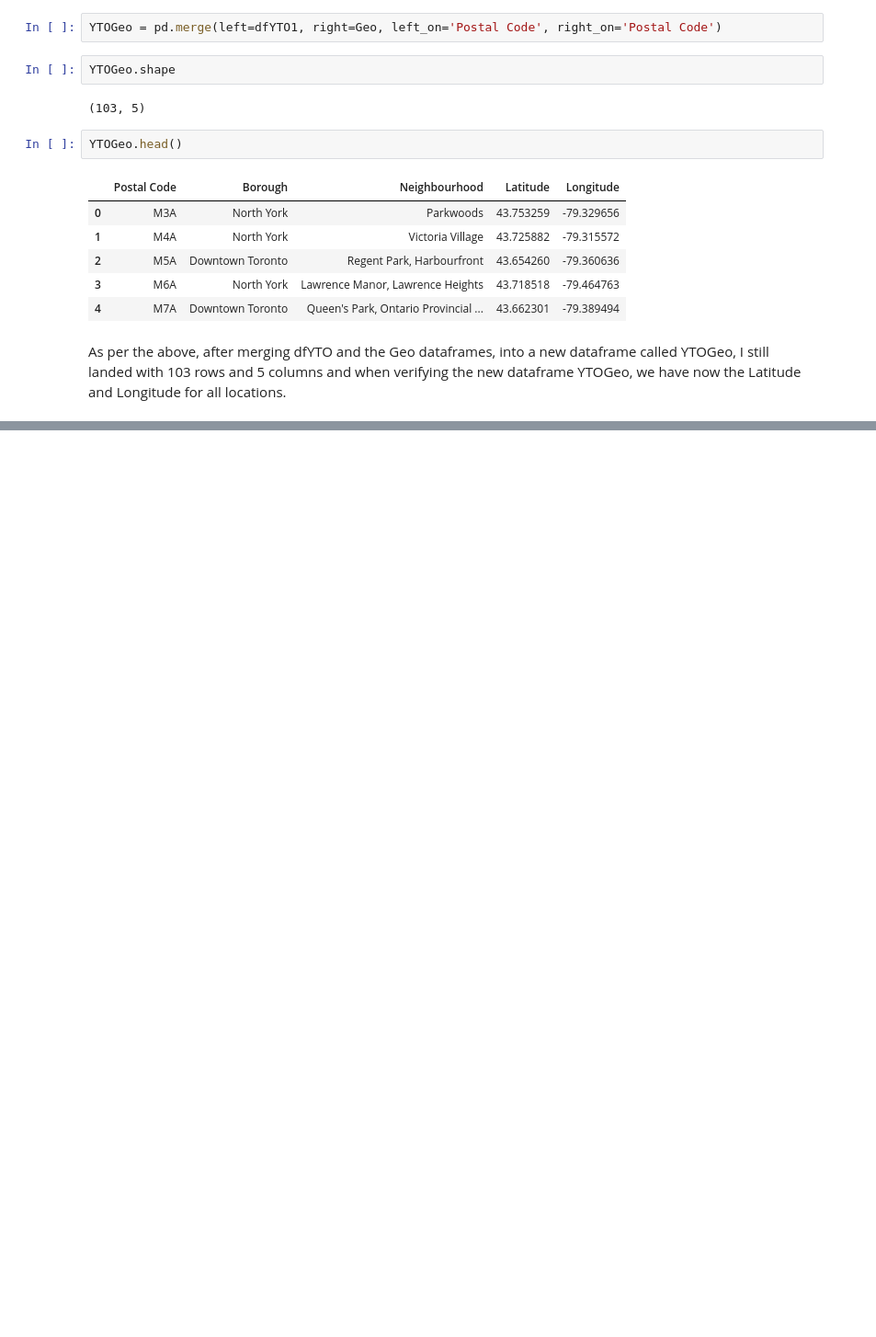
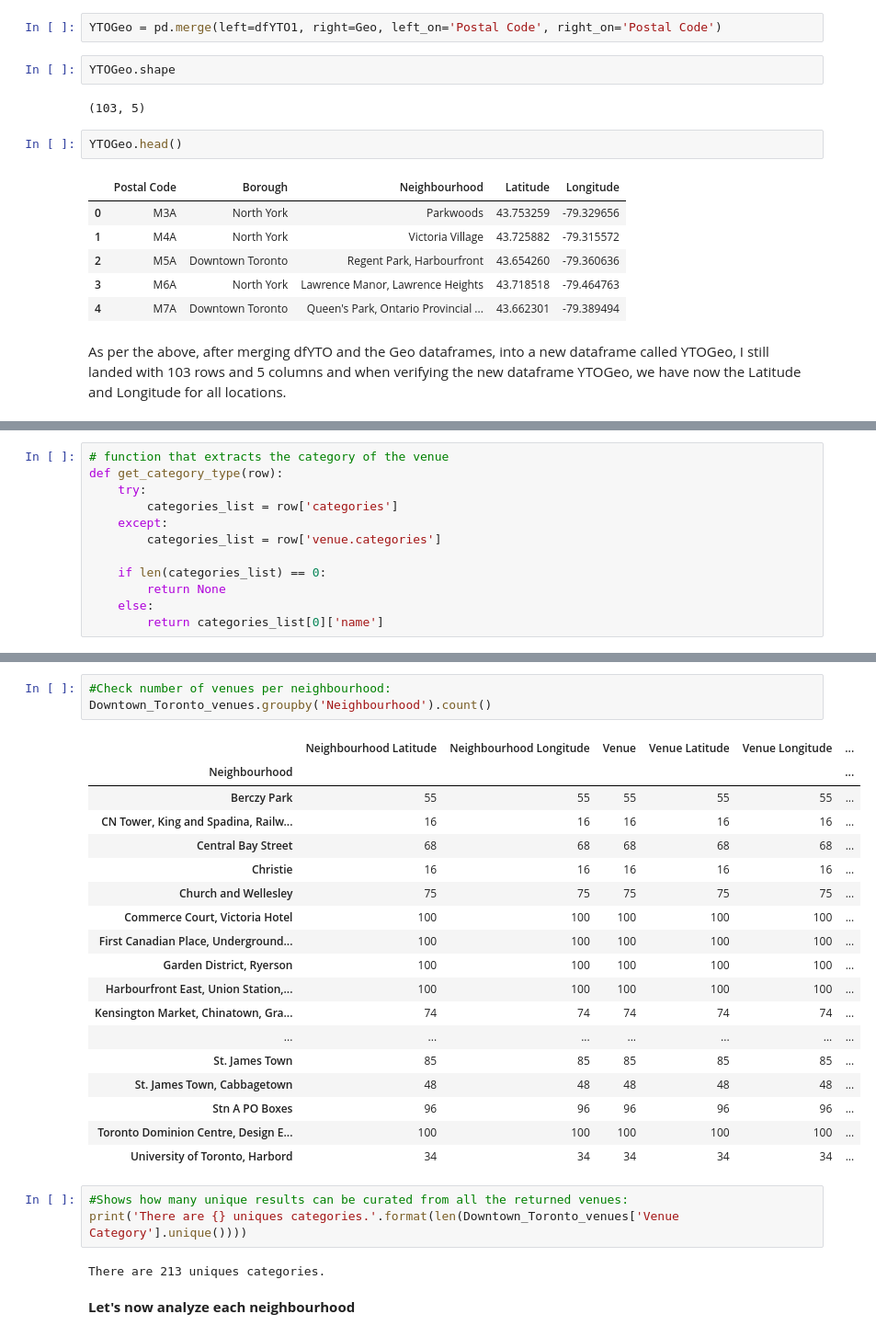
Before and after one commit to carolcosta1984/Coursera_Capstone, a Jupyter notebook: Final Capstone W2.ipynb, the cells around one changed output, grey strips where cells are left out. Shown at 92% size. Saved outputs shown, nothing was run; the diff lists cells and outputs as text; blank space fills up the shorter version.

```diff
--- a/Final Capstone W2.ipynb
+++ b/Final Capstone W2.ipynb
@@ -151,0 +330,12 @@ As per the above, after merging dfYTO and the Geo dataframes, into a new datafra
+# %%
+# function that extracts the category of the venue
+def get_category_type(row):
+    try:
+        categories_list = row['categories']
+    except:
+        categories_list = row['venue.categories']
+
+    if len(categories_list) == 0:
+        return None
+    else:
+        return categories_list[0]['name']
@@ -151,0 +517,29 @@ As per the above, after merging dfYTO and the Geo dataframes, into a new datafra
+# %%
+#Check number of venues per neighbourhood:
+Downtown_Toronto_venues.groupby('Neighbourhood').count()
+# %% [output]
+|  | Neighbourhood Latitude | Neighbourhood Longitude | Venue | Venue Latitude | Venue Longitude | ... |
+| Neighbourhood |  |  |  |  |  | ... |
+| Berczy Park | 55 | 55 | 55 | 55 | 55 | ... |
+| CN Tower, King and Spadina, Railw... | 16 | 16 | 16 | 16 | 16 | ... |
+| Central Bay Street | 68 | 68 | 68 | 68 | 68 | ... |
+| Christie | 16 | 16 | 16 | 16 | 16 | ... |
+| Church and Wellesley | 75 | 75 | 75 | 75 | 75 | ... |
+| Commerce Court, Victoria Hotel | 100 | 100 | 100 | 100 | 100 | ... |
+| First Canadian Place, Underground... | 100 | 100 | 100 | 100 | 100 | ... |
+| Garden District, Ryerson | 100 | 100 | 100 | 100 | 100 | ... |
+| Harbourfront East, Union Station,... | 100 | 100 | 100 | 100 | 100 | ... |
+| Kensington Market, Chinatown, Gra... | 74 | 74 | 74 | 74 | 74 | ... |
+| ... | ... | ... | ... | ... | ... | ... |
+| St. James Town | 85 | 85 | 85 | 85 | 85 | ... |
+| St. James Town, Cabbagetown | 48 | 48 | 48 | 48 | 48 | ... |
+| Stn A PO Boxes | 96 | 96 | 96 | 96 | 96 | ... |
+| Toronto Dominion Centre, Design E... | 100 | 100 | 100 | 100 | 100 | ... |
+| University of Toronto, Harbord | 34 | 34 | 34 | 34 | 34 | ... |
+# %%
+#Shows how many unique results can be curated from all the returned venues:
+print('There are {} uniques categories.'.format(len(Downtown_Toronto_venues['Venue Category'].unique())))
+# %% [output]
+There are 213 uniques categories.
+# %% [markdown]
+<b>Let's now analyze each neighbourhood</b>
```
Also changed, not shown: parts of 59 cells of this notebook.
